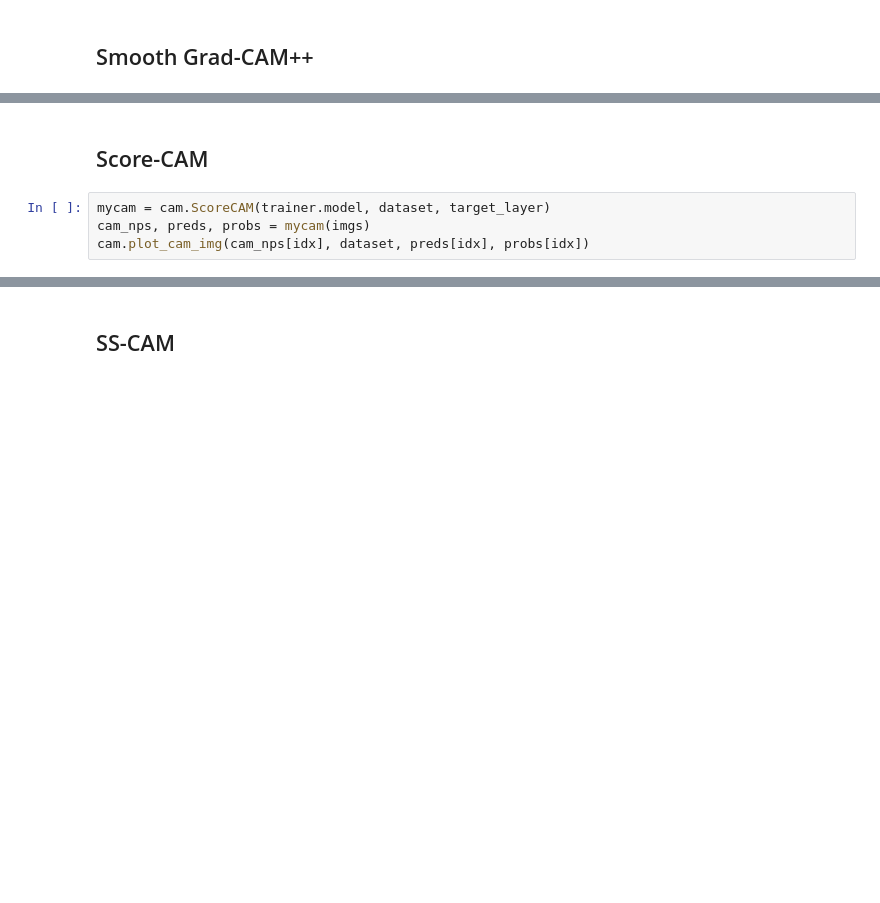
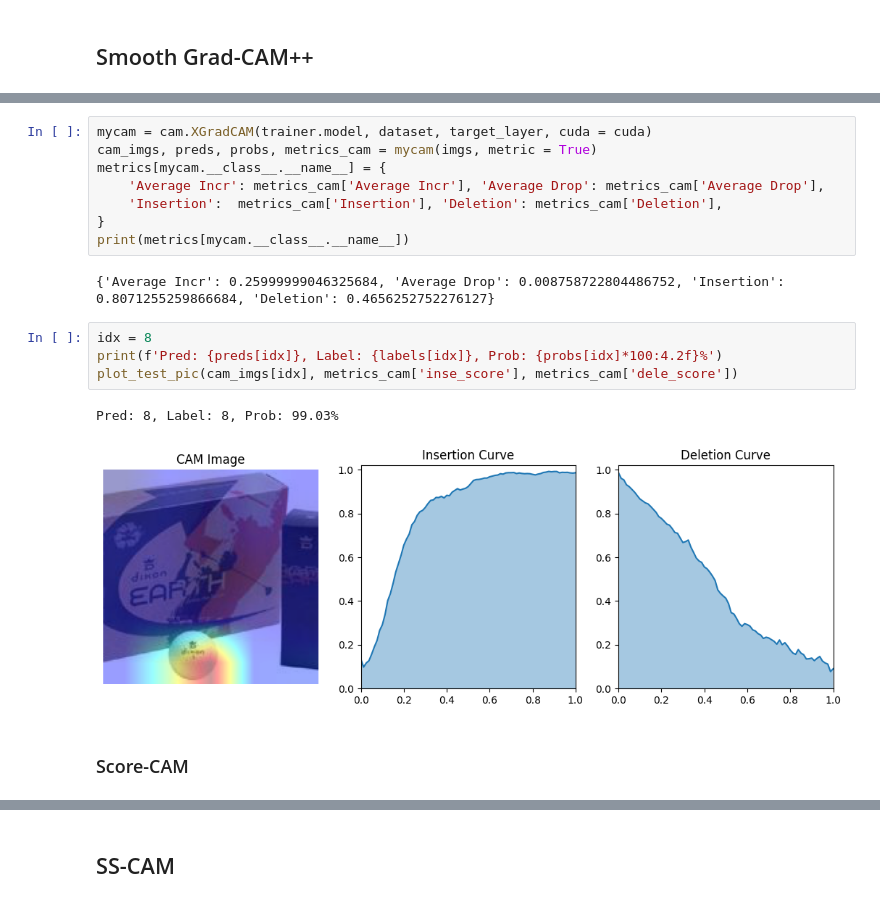
Before and after one commit to ZhaoHongjue/CAM-AdvAttack, a Jupyter notebook: cam_test.ipynb, the cells around one changed output, grey strips where cells are left out. Cells and saved outputs as stored; diff of their text form; blank space fills up the shorter version.

```diff
--- a/cam_test.ipynb
+++ b/cam_test.ipynb
@@ -92,6 +157,19 @@ cam.plot_cam_img(cam_nps[idx], dataset, preds[idx], probs[idx])
+# %%
+mycam = cam.XGradCAM(trainer.model, dataset, target_layer, cuda = cuda)
+cam_imgs, preds, probs, metrics_cam = mycam(imgs, metric = True)
+metrics[mycam.__class__.__name__] = {
+    'Average Incr': metrics_cam['Average Incr'], 'Average Drop': metrics_cam['Average Drop'],
+    'Insertion':  metrics_cam['Insertion'], 'Deletion': metrics_cam['Deletion'],
+}
+print(metrics[mycam.__class__.__name__])
+# %% [output]
+{'Average Incr': 0.25999999046325684, 'Average Drop': 0.008758722804486752, 'Insertion': 0.8071255259866684, 'Deletion': 0.4656252752276127}
+# %%
+idx = 8
+print(f'Pred: {preds[idx]}, Label: {labels[idx]}, Prob: {probs[idx]*100:4.2f}%')
+plot_test_pic(cam_imgs[idx], metrics_cam['inse_score'], metrics_cam['dele_score'])
+# %% [output]
+Pred: 8, Label: 8, Prob: 99.03%
+[figure, added]
 # %% [markdown]
-## Score-CAM
+### Score-CAM
-# %%
-mycam = cam.ScoreCAM(trainer.model, dataset, target_layer)
-cam_nps, preds, probs = mycam(imgs)
-cam.plot_cam_img(cam_nps[idx], dataset, preds[idx], probs[idx])
```
Also changed, not shown: parts of 37 cells of this notebook, 4 other files.
